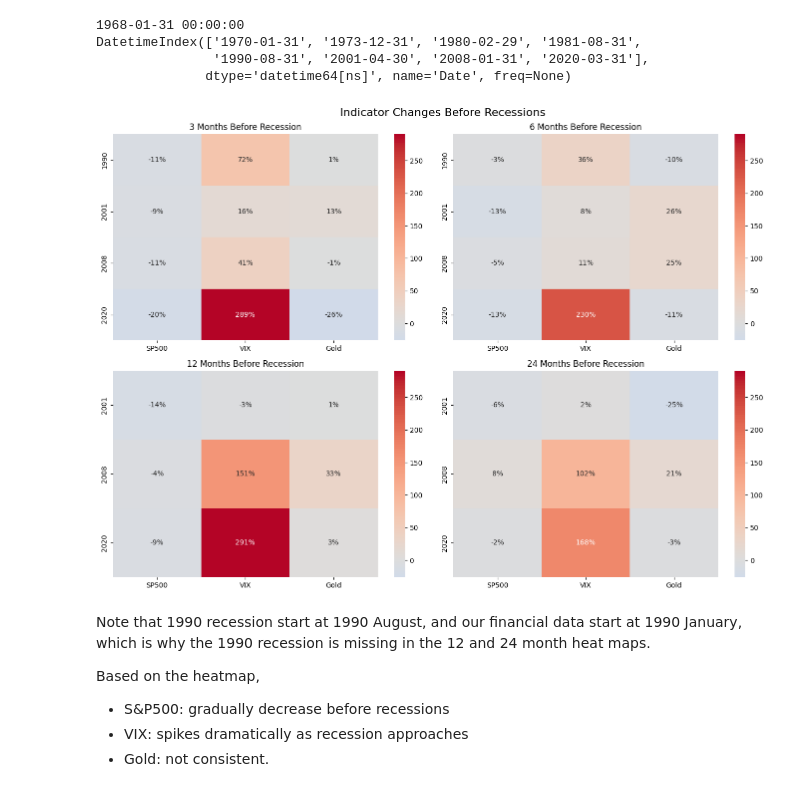
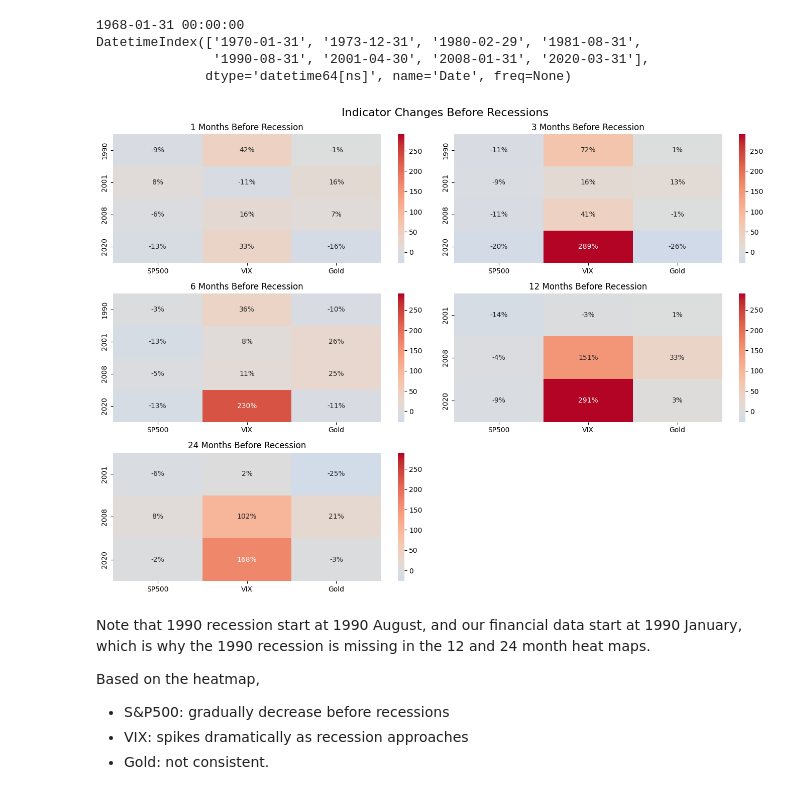
Before and after one commit to Emily0107/Economic-Recession, a Jupyter notebook: public/code/EDA.ipynb, the cells around one changed output. Saved outputs shown, nothing was run; the diff lists cells and outputs as text; code cells hidden in the pictures.

```diff
--- a/public/code/EDA.ipynb
+++ b/public/code/EDA.ipynb
@@ -694,6 +766,6 @@ df1968
 # %%
 # Generate Results for All Windows
-windows = [3, 6, 12, 24]
+windows = [1, 3, 6, 12, 24]
 
 heatmaps = {}
 
@@ -746,0 +949,34 @@ So the pattern depends on the cause of the recession.
+# %%
+fig, axes = plt.subplots(3, 2, figsize=(14, 10))
+axes = axes.flatten()
+
+for i, w in enumerate(windows):
+    data = heatmaps[w].iloc[::-1]  # <-- reverse rows (latest on top)
+
+    # Create annotation (handle NaN properly)
+    annot_data = data.copy()
+    annot_data = annot_data.round(0)
+
+    annot_data = annot_data.astype("Int64").astype(str) + "%"
+    annot_data = annot_data.replace("<NA>%", "")  # remove NaN labels
+
+    sns.heatmap(
+        data,
+        annot=annot_data,
+        fmt="",
+        cmap="coolwarm",
+        vmin=vmin,
+        vmax=vmax,
+        center=0,
+        ax=axes[i],
+        cbar=False  # optional: cleaner look (since repeated 5 times)
+    )
+
+    axes[i].set_title(f"{w} Months Before Recession")
+
+plt.suptitle("Indicator Changes Before Recessions", fontsize=16)
+
+axes[-1].set_visible(False)
+
+plt.tight_layout()
+plt.show()
@@ -794,6 +1062,6 @@ plt.show()
 # %%
 # Generate Results for All Windows
-windows = [3, 6, 12, 24]
+windows = [1, 3, 6, 12, 24]
 
 heatmaps = {}
 
@@ -826,36 +1094,35 @@ DatetimeIndex(['1970-01-31', '1973-12-31', '1980-02-29', '1981-08-31',
                '1990-08-31', '2001-04-30', '2008-01-31', '2020-03-31'],
               dtype='datetime64[ns]', name='Date', freq=None)
 # %%
-import seaborn as sns
-import matplotlib.pyplot as plt
-
-fig, axes = plt.subplots(2,2, figsize=(14,10))
+fig, axes = plt.subplots(3,2, figsize=(14,10))
 axes = axes.flatten()
 
 for i, w in enumerate(windows):
     data = heatmaps[w]
     annot_data = data.round(0).astype(int).astype(str) + "%"
 
     sns.heatmap(
         data,
         annot=annot_data,
         fmt="",
         cmap="coolwarm",
         vmin=vmin,
         vmax=vmax,
         center=0,
         ax=axes[i]
     )
 
     axes[i].set_title(f"{w} Months Before Recession")
 
 plt.suptitle("Indicator Changes Before Recessions", fontsize=16)
 
+axes[-1].set_visible(False)
+
 plt.tight_layout()
 
 plt.show()
 # %% [output]
-[figure, old version]
+[figure, new version]
 # %% [markdown]
 Note that 1990 recession start at 1990 August, and our financial data start at 1990 January, which is why the 1990 recession is missing in the 12 and 24 month heat maps.
 
```
Also changed, not shown: parts of 38 cells of this notebook, 35 other files.
